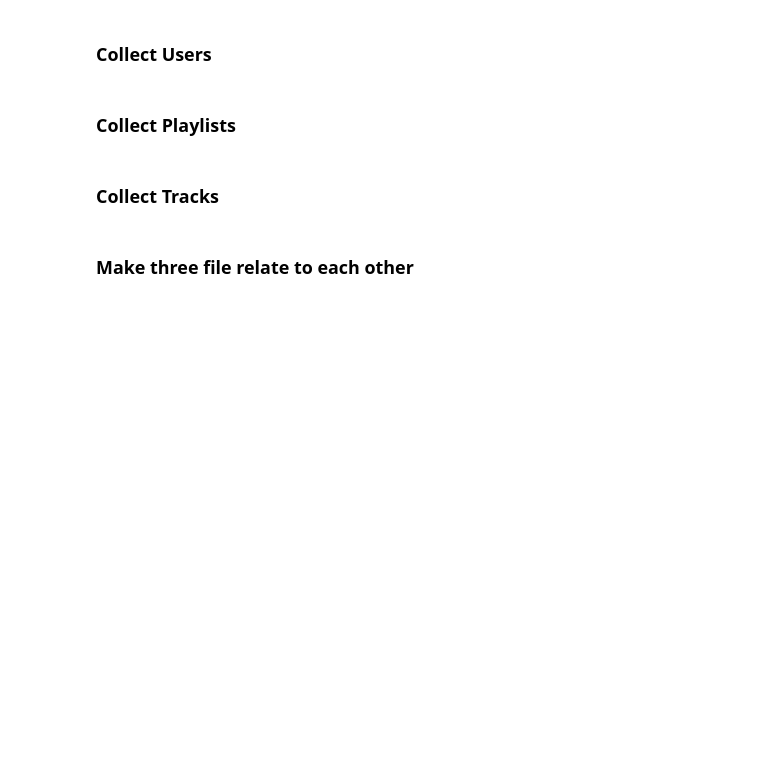
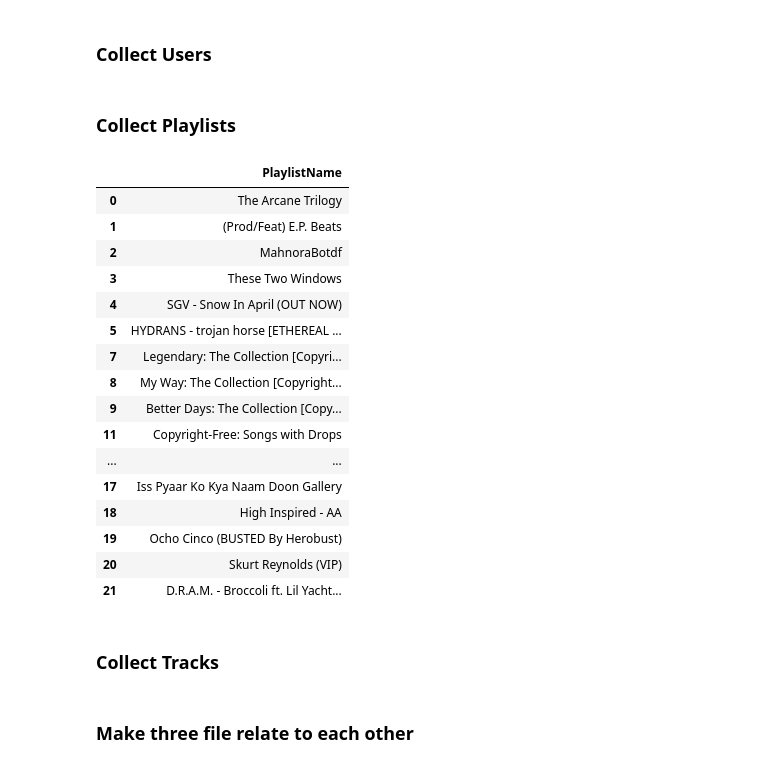
Before and after one commit to vntan/SoundCloudAnalysis, a Jupyter notebook: SoundCloudAnalysis.ipynb, the cells around one changed output. Drawn from its saved outputs; the diff is of its cells as text; code cells hidden in the pictures; blank space fills up the shorter version.

Commit message:
get playlistName & save to csv

```diff
--- a/SoundCloudAnalysis.ipynb
+++ b/SoundCloudAnalysis.ipynb
@@ -318,3 +347,25 @@ playlists.to_csv('playlists.csv', index=False)
+# %%
+playlist_df = pd.read_csv('playlists_name_0_2500.csv')
+playlist_df = playlist_df[~playlist_df['PlaylistName'].isnull()]
+playlist_df.head(20)
+# %% [output]
+|  | PlaylistName |
+| 0 | The Arcane Trilogy |
+| 1 | (Prod/Feat) E.P. Beats |
+| 2 | MahnoraBotdf |
+| 3 | These Two Windows |
+| 4 | SGV - Snow In April (OUT NOW) |
+| 5 | HYDRANS - trojan horse [ETHEREAL ... |
+| 7 | Legendary: The Collection [Copyri... |
+| 8 | My Way: The Collection [Copyright... |
+| 9 | Better Days: The Collection [Copy... |
+| 11 | Copyright-Free: Songs with Drops |
+| ... | ... |
+| 17 | Iss Pyaar Ko Kya Naam Doon Gallery |
+| 18 | High Inspired - AA |
+| 19 | Ocho Cinco (BUSTED By Herobust) |
+| 20 | Skurt Reynolds (VIP) |
+| 21 | D.R.A.M. - Broccoli ft. Lil Yacht... |
 # %% [markdown]
 ### Collect Tracks
 # %%
```
Also changed, not shown: parts of 5 cells of this notebook, 1 other file.
